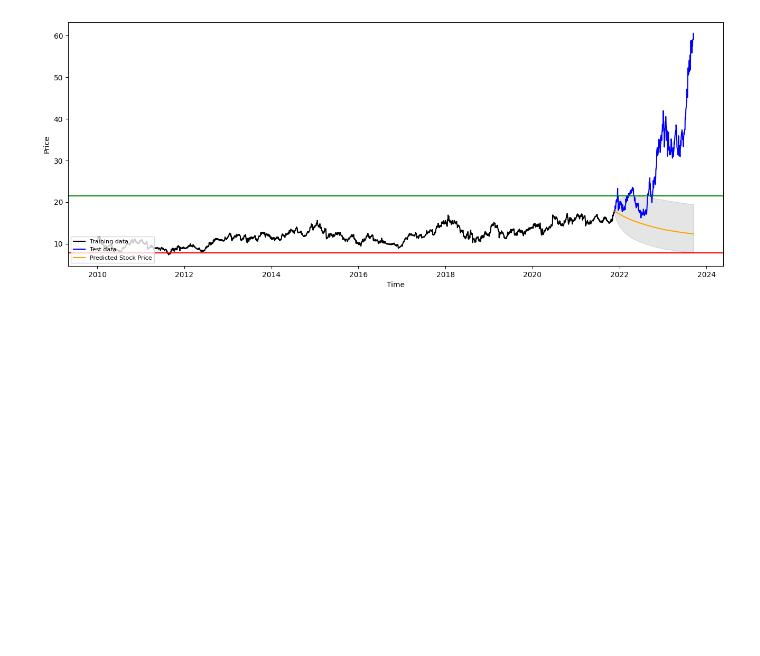
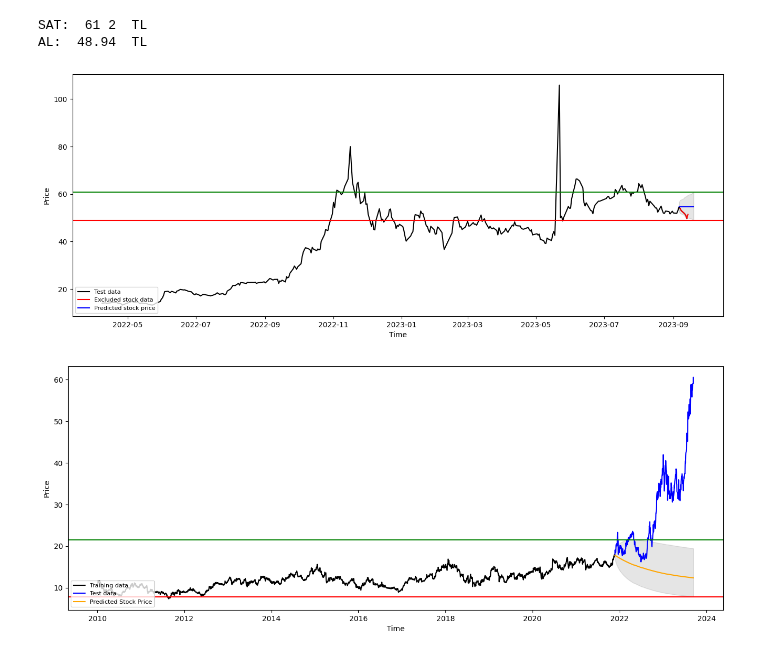
Before and after one commit to erendagasan/Eren-Dagasan-Personal, a Jupyter notebook: ARIMA SONNNNNNNNNNNNNNNNNNNNN.ipynb, the cells around one changed output. Saved outputs shown, nothing was run; the diff lists cells and outputs as text; code cells hidden in the pictures; blank space fills up the shorter version.

```diff
--- a/ARIMA SONNNNNNNNNNNNNNNNNNNNN.ipynb
+++ b/ARIMA SONNNNNNNNNNNNNNNNNNNNN.ipynb
@@ -75,34 +82,38 @@ plt.figure(figsize=(16,6), dpi=100)
 plt.plot(np.exp(test_data[100:]), color='black', label='Test data')
 
 # plt.plot(test_data.index, np.exp(fc), color='orange', label='Predicted Stock Price')  # Convert back to original scale
 # plt.fill_between(test_data.index, np.exp(conf.iloc[:, 0]), np.exp(conf.iloc[:, 1]),
 #                  color='k', alpha=.10)
 
 
 from datetime import datetime, timedelta
 today = datetime.now()
 tomorrow = today + timedelta(days=1)
 formatted_date = tomorrow.strftime("%Y-%m-%d")
 
-stock_data = yf.download(stock, start=start, end=formatted_date, progress=False)
+stock_data = yf.download(stock, start=end, end=formatted_date, progress=False)
 plt.plot(stock_data["Close"], color='red', label='Excluded stock data')
 
 plt.plot(new_date_index, np.exp(fc), color='blue', label='Predicted stock price')  # Convert back to original scale
 plt.fill_between(new_date_index, np.exp(conf.iloc[:, 0]), np.exp(conf.iloc[:, 1]),
                  color='k', alpha=.10)
 
 
 plt.axhline(np.exp(conf.iloc[:, 1].max()), color="green")
 plt.axhline(np.exp(conf.iloc[:, 0].min()), color="red")
 
 print("SAT: ", round(np.exp(conf.iloc[:, 1].max())),2, " TL")
 print("AL: ", round(np.exp(conf.iloc[:, 0].min()),2), " TL\n")
 
 plt.xlabel('Time')
 plt.ylabel('Price')
 
 plt.legend(loc='lower left', fontsize=8)
 plt.show()
+# %% [output]
+SAT:  61 2  TL
+AL:  48.94  TL
+[figure, added]
 # %%
 model = ARIMA(train_data, order=best_order)
 fitted = model.fit()
```
Also changed, not shown: parts of 2 cells of this notebook.
